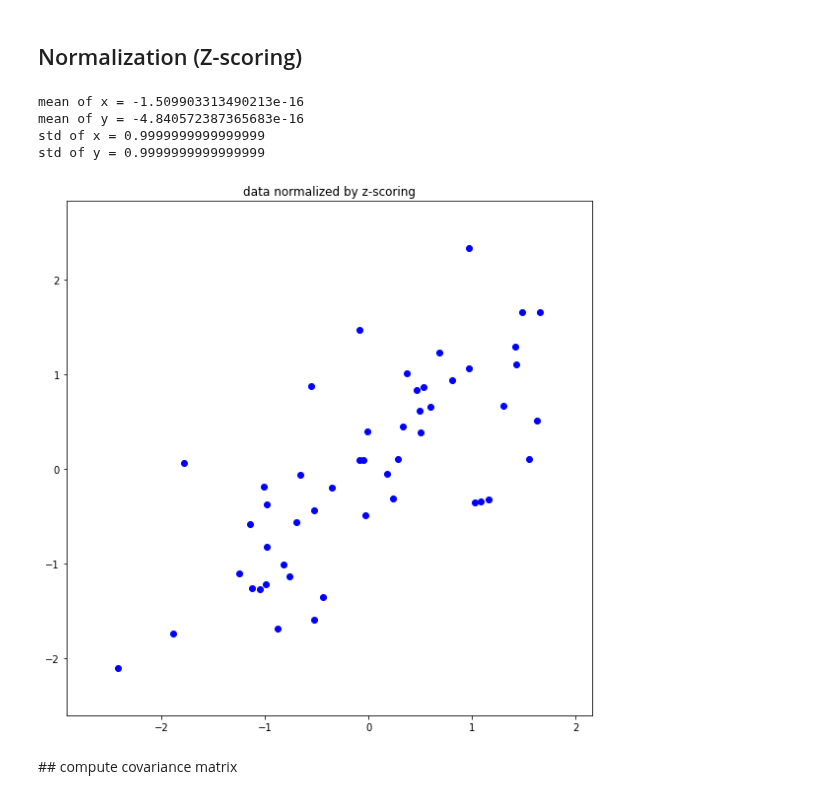
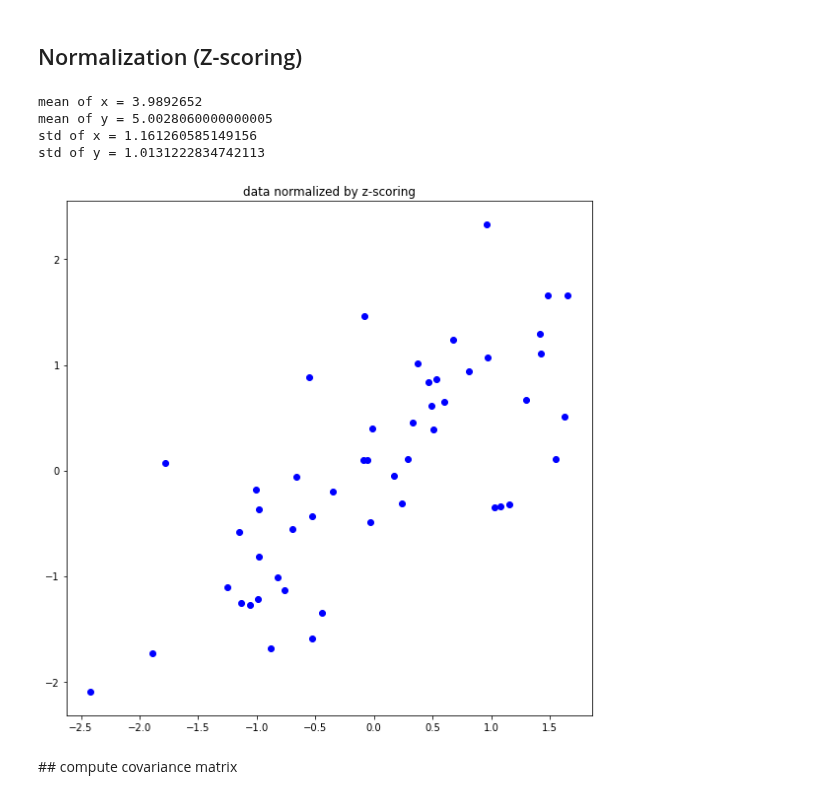
Before and after one commit to heji0826/assignment-machine-learning, a Jupyter notebook: 12/assignment_12.ipynb, the cells around one changed output. Drawn from its saved outputs; the diff is of its cells as text; code cells hidden in the pictures.

```diff
--- a/12/assignment_12.ipynb
+++ b/12/assignment_12.ipynb
@@ -32,31 +32,37 @@ plt.show()
 # %% [markdown]
 ## Normalization (Z-scoring)
 # %%
-plt.figure(figsize=(8,8))
-plt.title('data normalized by z-scoring')
+def normalize(feature):
+    x = feature[:,0]
+    y = feature[:,1]
+    mean_x = np.mean(x)
+    mean_y = np.mean(y)
+    std_x = np.std(x)
+    std_y = np.std(y)
 
-mean_x = np.mean(x)
-mean_y = np.mean(y)
-std_x = np.std(x)
-std_y = np.std(y)
-
-x = (x-mean_x) / std_x
-y = (y-mean_y) / std_y
-
+    x = (x-mean_x) / std_x
+    y = (y-mean_y) / std_y
+    return x, y
+normalize(feature)
 print('mean of x =', mean_x)
 print('mean of y =', mean_y)
 print('std of x =', std_x)
 print('std of y =', std_y)
 
-plt.plot(x, y, 'o', color = 'blue')
-plt.tight_layout()
-plt.show()
+def plot_normalize(x,y):
+    plt.figure(figsize=(8,8))
+    plt.title('data normalized by z-scoring')
+    plt.plot(x, y, 'o', color = 'blue')
+    plt.tight_layout()
+    plt.show()
+
+plot_normalize(x,y)
 # %% [output]
-mean of x = -1.509903313490213e-16
-mean of y = -4.840572387365683e-16
-std of x = 0.9999999999999999
-std of y = 0.9999999999999999
+mean of x = 3.9892652
+mean of y = 5.0028060000000005
+std of x = 1.161260585149156
+std of y = 1.0131222834742113
-[figure, old version]
+[figure, new version]
 # %% [markdown]
 ## compute covariance matrix
 # %%
```
